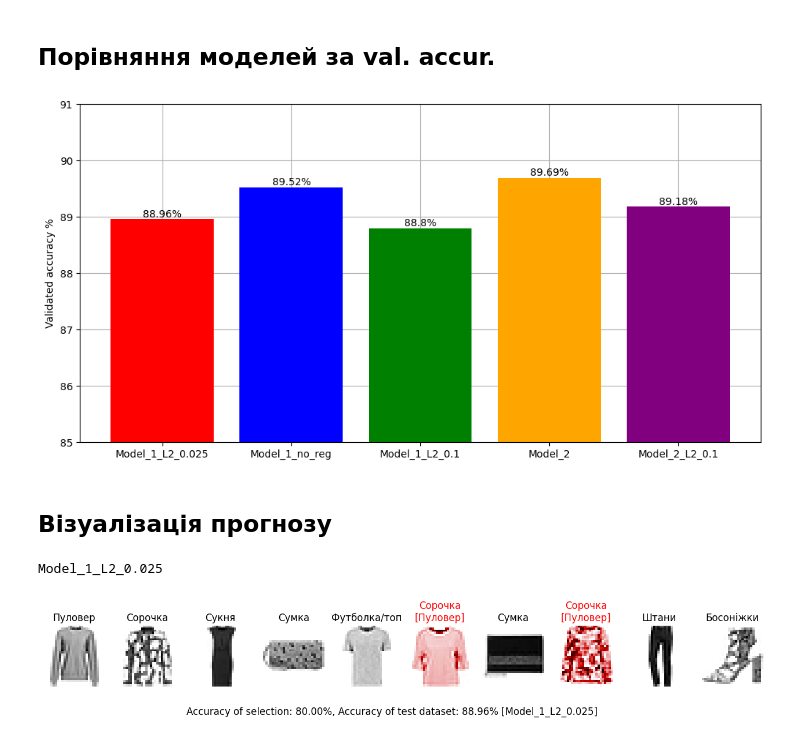
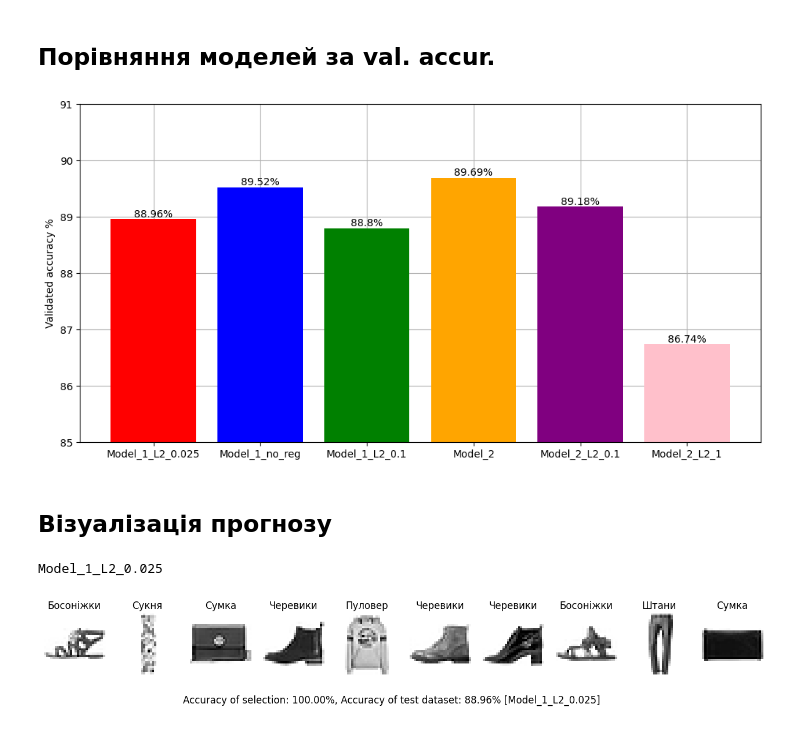
Before and after one commit to lexxai/goit_python_ds_hw_09, a Jupyter notebook: goit_python_ds_hw_09.ipynb, the cells around one changed output. Saved outputs shown, nothing was run; the diff lists cells and outputs as text; code cells hidden in the pictures.

```diff
--- a/goit_python_ds_hw_09.ipynb
+++ b/goit_python_ds_hw_09.ipynb
@@ -370,0 +373,16 @@ Epoch 60: val_accuracy did not improve from 0.89240
+# %%
+model_name = "Model_2_L2_1"
+
+kernel_regularizer_2 = regularizers.l2(1)
+
+models[model_name] = Sequential([
+    Flatten(input_shape=x_train.shape[1:], name="INPUT"),
+    Dense(n_hidden_1, activation='relu', name="Hidden_Layer_1"),
+    Dense(n_hidden_2, activation='relu', kernel_regularizer=kernel_regularizer_2, name="Hidden_Layer_2"),
+    Dense(num_classes, activation='softmax', name="OUTPUT"),
+],name=model_name)
+
+history = compile_and_fit(models[model_name], model_name, batch_size=batch_size, max_epochs=epochs)
+models_his[model_name] = history
+results[model_name] = models[model_name].evaluate(x_test, y_test, verbose=True)
+print(results[model_name])
@@ -568,19 +627,19 @@ Confusion matrix for: 'Model_2_L2_0.1'
 # %%
 bar_y = [ results[m][1]*100 for m in models ]
 
 plt.figure(figsize=(12,6))
 plt.grid()
 plt.gca().set_axisbelow(True)
-colors = ['red', 'blue', 'green', 'orange', 'purple']
+colors = ['red', 'blue', 'green', 'orange', 'purple', 'pink']
 bars = plt.bar(x=models.keys(), height=bar_y, color=colors)
 for bar, value in zip(bars, bar_y):
     plt.text(bar.get_x() + bar.get_width() / 2, bar.get_height(), f"{value:.4}%", ha='center', va='bottom')
 
 plt.ylim(85,91)
 plt.ylabel("Validated accuracy %")
 plt.show()
 # %% [output]
-[figure, old version]
+[figure, new version]
 # %% [markdown]
 ## Візуалізація прогнозу
 # %%
@@ -614,4 +673,4 @@ plt.subplots_adjust(top=2.2)
 plt.show()
 # %% [output]
 Model_1_L2_0.025
-[figure, old version]
+[figure, new version]
```
Also changed, not shown: parts of 6 cells of this notebook.
